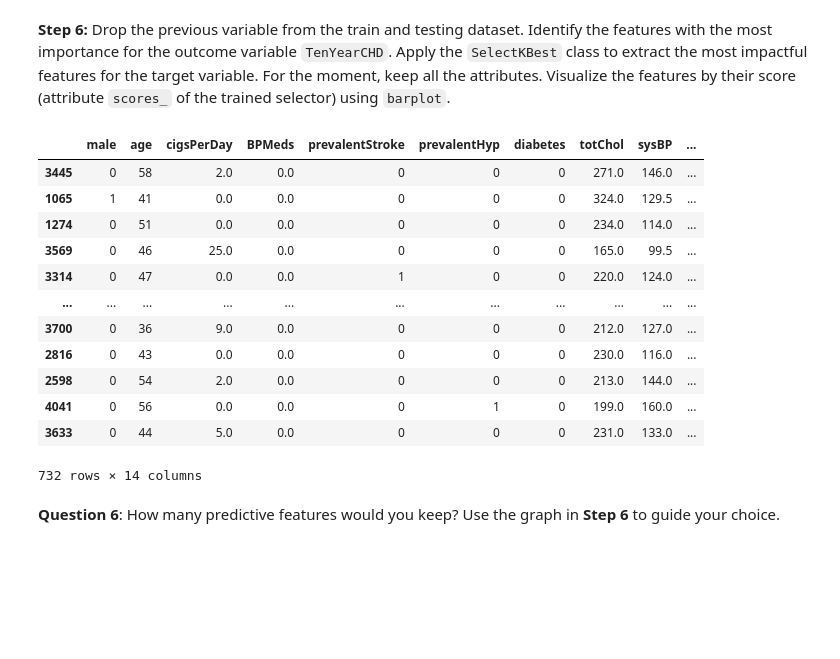
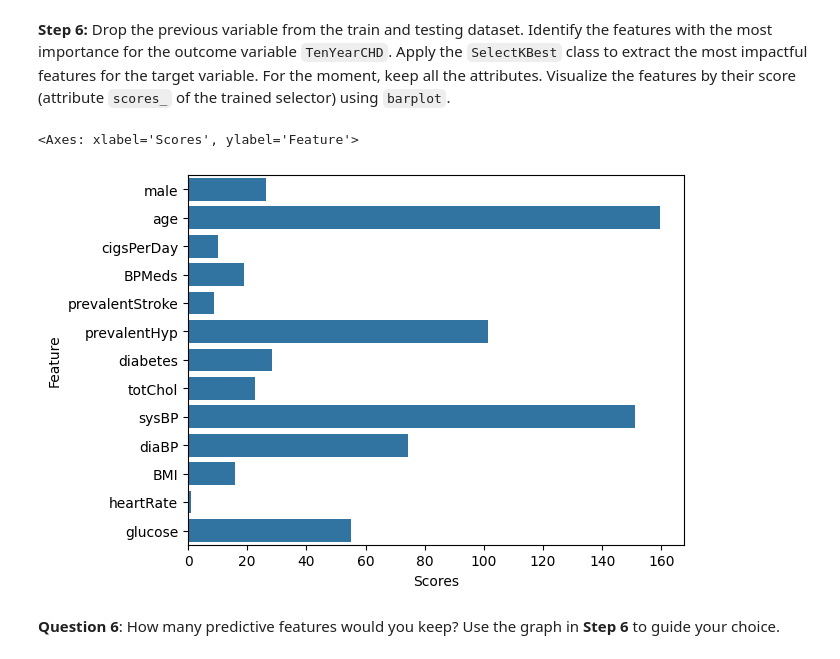
Before and after one commit to juulCoding04/AI_assignment, a Jupyter notebook: Assignment - Imbalanced Data/notebooks/1- Imbalanced_Data.ipynb, the cells around one changed output. Saved outputs shown, nothing was run; the diff lists cells and outputs as text; code cells hidden in the pictures; blank space fills up the shorter version.

Commit message:
step 6 using selectKBest

```diff
--- a/Assignment - Imbalanced Data/notebooks/1- Imbalanced_Data.ipynb
+++ b/Assignment - Imbalanced Data/notebooks/1- Imbalanced_Data.ipynb
@@ -184,22 +184,25 @@ answers[5] = 'currentSmoker'
 # %% [markdown]
 **Step 6:** Drop the previous variable from the train and testing dataset. Identify the features with the most importance for the outcome variable `TenYearCHD`. Apply the `SelectKBest` class to extract the most impactful features for the target variable. For the moment, keep all the attributes. Visualize the features by their score (attribute `scores_` of the trained selector) using `barplot`.
 # %%
-training_data.drop('currentSmoker', axis=1)
-test_data.drop('currentSmoker', axis=1)
+training_data = training_data.drop('currentSmoker', axis=1)
+test_data = test_data.drop('currentSmoker', axis=1)
-# %% [output]
-|  | male | age | cigsPerDay | BPMeds | prevalentStroke | prevalentHyp | diabetes | totChol | sysBP | ... |
-| 3445 | 0 | 58 | 2.0 | 0.0 | 0 | 0 | 0 | 271.0 | 146.0 | ... |
-| 1065 | 1 | 41 | 0.0 | 0.0 | 0 | 0 | 0 | 324.0 | 129.5 | ... |
-| 1274 | 0 | 51 | 0.0 | 0.0 | 0 | 0 | 0 | 234.0 | 114.0 | ... |
-| 3569 | 0 | 46 | 25.0 | 0.0 | 0 | 0 | 0 | 165.0 | 99.5 | ... |
-| 3314 | 0 | 47 | 0.0 | 0.0 | 1 | 0 | 0 | 220.0 | 124.0 | ... |
-| ... | ... | ... | ... | ... | ... | ... | ... | ... | ... | ... |
-| 3700 | 0 | 36 | 9.0 | 0.0 | 0 | 0 | 0 | 212.0 | 127.0 | ... |
-| 2816 | 0 | 43 | 0.0 | 0.0 | 0 | 0 | 0 | 230.0 | 116.0 | ... |
-| 2598 | 0 | 54 | 2.0 | 0.0 | 0 | 0 | 0 | 213.0 | 144.0 | ... |
-| 4041 | 0 | 56 | 0.0 | 0.0 | 0 | 1 | 0 | 199.0 | 160.0 | ... |
-| 3633 | 0 | 44 | 5.0 | 0.0 | 0 | 0 | 0 | 231.0 | 133.0 | ... |
-732 rows × 14 columns
+# %%
+# seperate feature from target
+X = training_data.drop(columns=['TenYearCHD'])
+y = training_data['TenYearCHD']
+
+selector = SelectKBest(k='all')
+selector.fit(X, y)
+
+feature_scores = selector.scores_
+feature_names = X.columns
+
+score_data = pd.DataFrame({'Feature': feature_names, 'Scores': feature_scores})
+# %%
+sns.barplot(x='Scores', y='Feature', data=score_data)
+# %% [output]
+<Axes: xlabel='Scores', ylabel='Feature'>
+[figure, added]
 # %% [markdown]
 **Question 6**:
 How many predictive features would you keep? Use the graph in **Step 6** to guide your choice.
```
